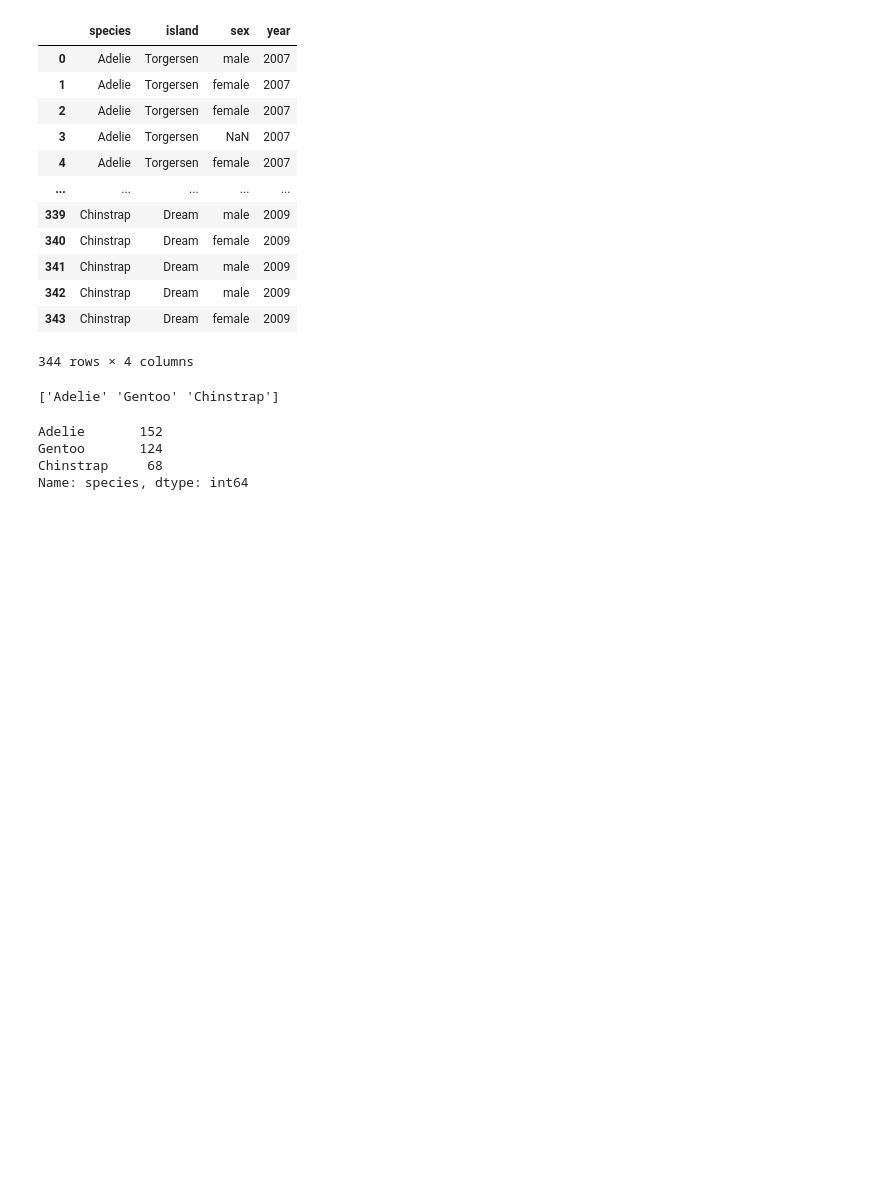
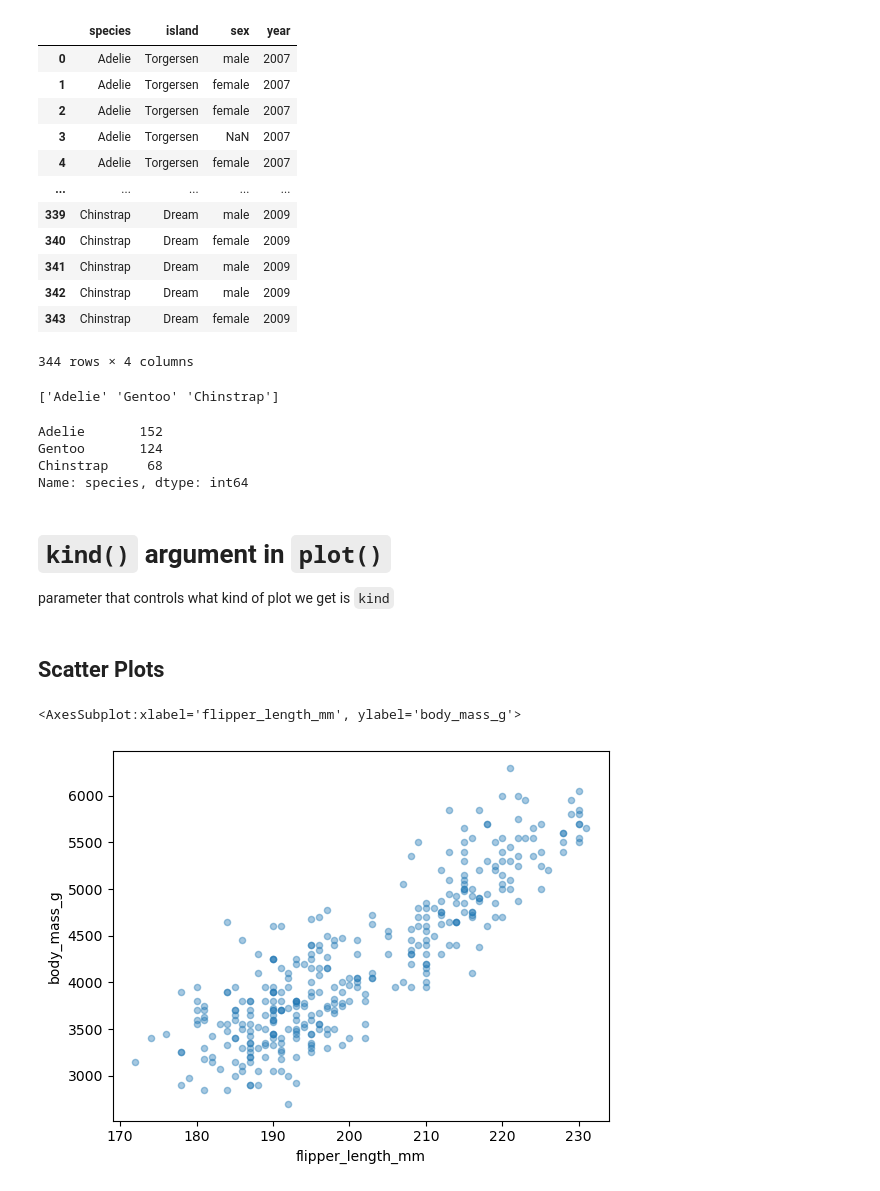
Before and after one commit to oksanaprotsukha/eds-220-lesson2-pandas, a Jupyter notebook: Lesson-4-plotting.ipynb, the cells around one changed output. Saved outputs shown, nothing was run; the diff lists cells and outputs as text; code cells hidden in the pictures; blank space fills up the shorter version.

Commit message:
added examples of ploting different types of graphs using argument kind

```diff
--- a/Lesson-4-plotting.ipynb
+++ b/Lesson-4-plotting.ipynb
@@ -221,3 +221,17 @@ Adelie       152
 Gentoo       124
 Chinstrap     68
 Name: species, dtype: int64
+# %% [markdown]
+# `kind()` argument in `plot()`
+parameter that controls what kind of plot we get is `kind`
+# %% [markdown]
+## Scatter Plots
+# %%
+penguins.plot(kind = 'scatter',
+             x= 'flipper_length_mm',
+             y='body_mass_g',
+             alpha=0.4 # controls transparency points
+             )
+# %% [output]
+<AxesSubplot:xlabel='flipper_length_mm', ylabel='body_mass_g'>
+[figure, added]
```
Also changed, not shown: parts of 14 cells of this notebook.
